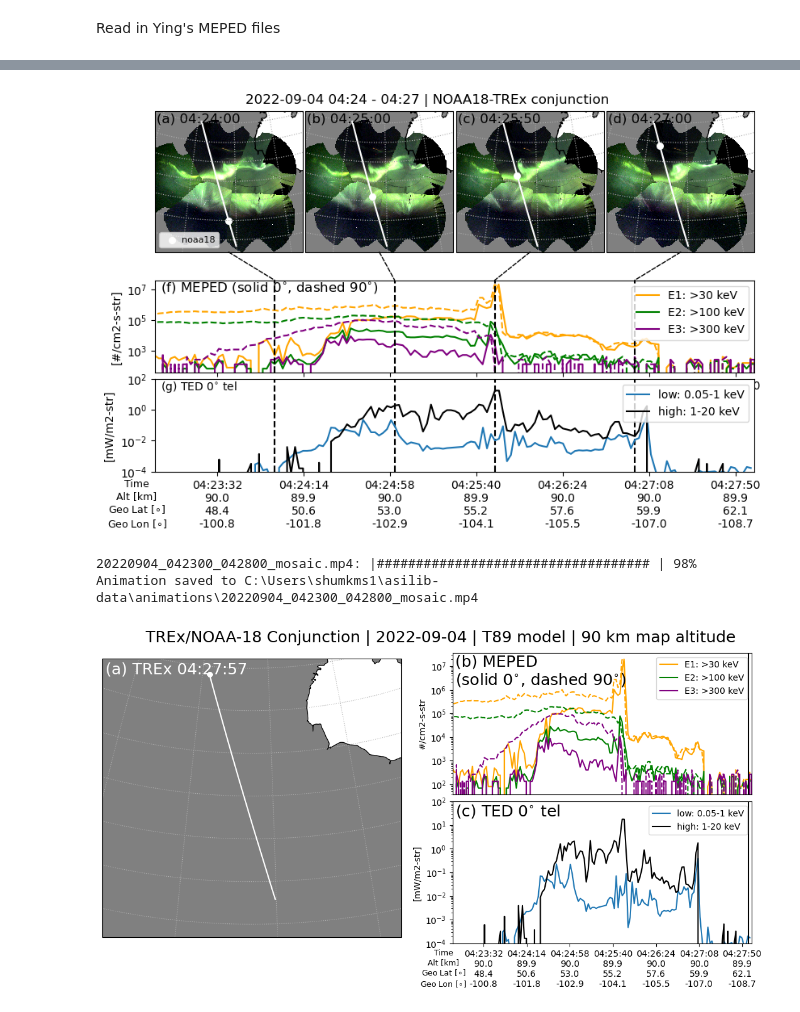
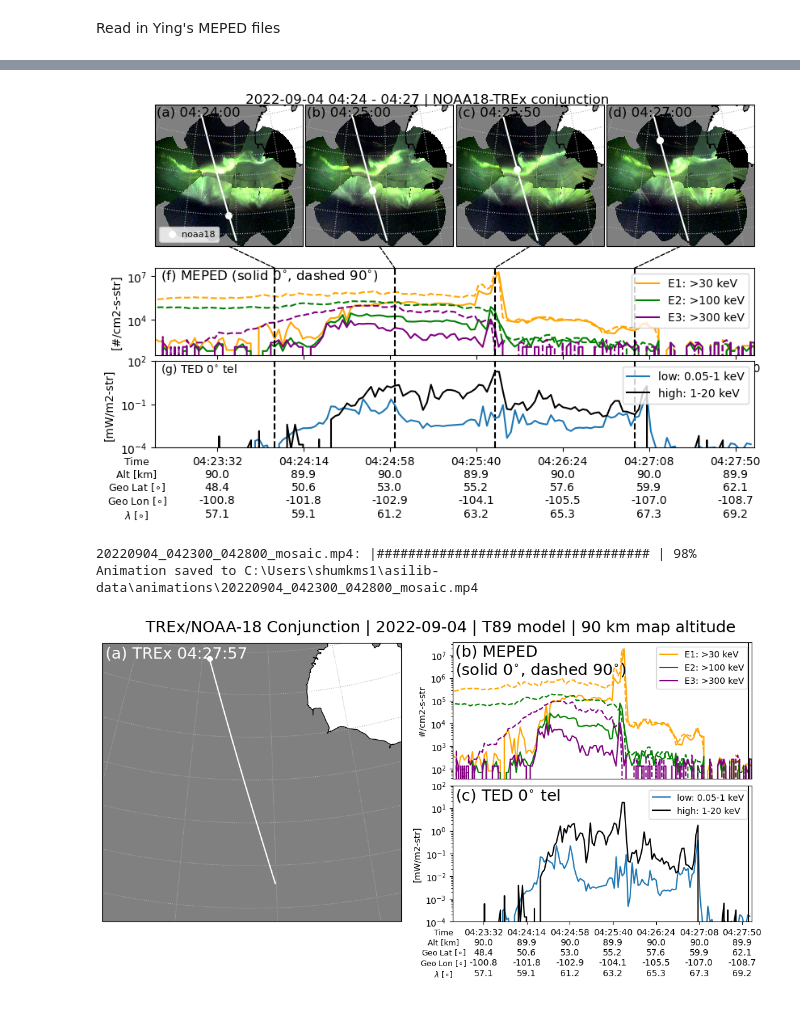
Before and after one commit to mshumko/elfinasi, a Jupyter notebook: src/20240904_substorm_study/20220904_0425_trex_poes_conjunction.ipynb, the cells around one changed output, grey strips where cells are left out. Cells and saved outputs as stored; diff of their text form; code cells hidden in the pictures.

```diff
--- a/src/20240904_substorm_study/20220904_0425_trex_poes_conjunction.ipynb
+++ b/src/20240904_substorm_study/20220904_0425_trex_poes_conjunction.ipynb
@@ -66,4 +67,23 @@ ephemeris_df = pd.DataFrame(
     }
 )
 mapped_ephemeris = map_poes(ephemeris_df, alt=alt)
+
+aacgm_lats = aacgmv2.convert_latlon_arr(
+        ephemeris_df.lat,
+        ephemeris_df.lon,
+        ephemeris_df.alt,
+        pd.to_datetime(ephemeris_df.index).to_pydatetime()[0],
+        method_code="G2A",
+    )[0]
+mapped_ephemeris['mlat'] = aacgm_lats
+
+manylabels_data = pd.DataFrame(
+    index=mapped_ephemeris.index,
+    data={
+        'Alt [km]':mapped_ephemeris.alt,
+        f'Geo Lat [$\\circ$]':mapped_ephemeris.lat,
+        f'Geo Lon [$\\circ$]':mapped_ephemeris.lon,
+        f'$\\lambda$ [$\\circ$]':mapped_ephemeris.mlat.astype(np.float32),
+        }
+).round(2)
 # %%
@@ -142,7 +178,7 @@ fig = plt.figure(figsize=(9, 6))
 # the size of the marginal Axes and the main Axes in both directions.
 # Also adjust the subplot parameters for a square plot.
 gs = fig.add_gridspec(3, len(plot_times),
-                      right=0.95, bottom=0.20, top=0.99,
+                      right=0.95, bottom=0.25, top=0.99,
                       wspace=0.02, hspace=0.05,
                       height_ratios=(2, 1, 1))
 
@@ -210,48 +246,40 @@ for ax_i, image_time_numeric in zip(ax, matplotlib.dates.date2num(plot_times)):
         xyA=(0.5, 0), coordsA=ax_i.transAxes,
         xyB=(image_time_numeric, bx.get_ylim()[1]), coordsB=bx.transData,
         ls='--')
     ax_i.add_artist(line)
 
     bx.axvline(image_time_numeric, c='k', ls='--')
     cx.axvline(image_time_numeric, c='k', ls='--')
 _text = bx.text(
     0.01,
     0.99,
     (f'({string.ascii_lowercase[len(ax)+1]}) MEPED (solid $0^{{\\circ}}$, dashed $90^{{\\circ}}$)'),
     va='top',
     transform=bx.transAxes,
     fontsize=12
     )
 
 cx.plot(ted_low_0tel.time, ted_low_0tel.values, label='low: 0.05-1 keV')
 cx.plot(ted_high_0tel.time, ted_high_0tel.values, c='k', label='high: 1-20 keV')
 cx.text(0.01, 0.99, f'({string.ascii_lowercase[len(ax)+2]}) TED $0^{{\\circ}}$ tel', va='top', transform=cx.transAxes)
 cx.set_yscale('log')
 cx.set_ylabel(ted_high_0tel.plot_options['yaxis_opt']['axis_subtitle'])
 cx.legend(loc=1)
 cx.set_ylim(1E-4, 1E2)
 
-data = pd.DataFrame(
-    index=mapped_ephemeris.index,
-    data={
-        'Alt [km]':mapped_ephemeris.alt,
-        f'Geo Lat [$\\circ$]':mapped_ephemeris.lat,
-        f'Geo Lon [$\\circ$]':mapped_ephemeris.lon
-        }
-)
-manylabels.ManyLabels(cx, data)
+manylabels.ManyLabels(cx, manylabels_data)
 cx.xaxis.label.set_size(9)
-cx.xaxis.set_label_coords(-0.03, -0.02*(1+len(data.columns)))
+cx.xaxis.set_label_coords(-0.03, -0.02*(1+len(manylabels_data.columns)))
 cx.xaxis.set_major_locator(plt.MaxNLocator(7))
 
 plt.suptitle(f'{plot_times[0]:%Y-%m-%d %H:%M} - {plot_times[-1]:%H:%M} | {poes_probe.upper()}-TREx conjunction');
 plt.savefig(f'./plots/{plot_times[0]:%Y%m%d_%H%M}_{plot_times[-1]:%H%M}_{poes_probe.lower()}_trex_conjunction.png');
 # %% [output]
-[figure, old version]
+[figure, new version]
 # %%
 fig = plt.figure(figsize=(11, 6))
 gs = fig.add_gridspec(2, 2,
-                      left=0.01, right=0.95, bottom=0.15, top=0.92,
+                      left=0.01, right=0.95, bottom=0.18, top=0.92,
                       wspace=0.17, hspace=0.05, width_ratios=(1, 1)
                       )
 ax = asilib.map.create_map(lon_bounds=(-117, -88), lat_bounds=(43, 63), fig_ax=(fig, gs[:, 0]), land_color='grey')
@@ -295,17 +323,9 @@ cx.set_ylabel(ted_high_0tel.plot_options['yaxis_opt']['axis_subtitle'])
 cx.legend(loc=1)
 cx.set_ylim(1E-4, 1E2)
 
-data = pd.DataFrame(
-    index=mapped_ephemeris.index,
-    data={
-        'Alt [km]':mapped_ephemeris.alt,
-        f'Geo Lat [$\\circ$]':mapped_ephemeris.lat,
-        f'Geo Lon [$\\circ$]':mapped_ephemeris.lon
-        }
-)
-manylabels.ManyLabels(cx, data)
+manylabels.ManyLabels(cx, manylabels_data)
 cx.xaxis.label.set_size(9)
-cx.xaxis.set_label_coords(-0.03, -0.01*(1+len(data.columns)))
+cx.xaxis.set_label_coords(-0.03, -0.01*(1+len(manylabels_data.columns)))
 cx.xaxis.set_major_locator(plt.MaxNLocator(7))
 
 gen = asis.animate_map_gen(overwrite=True, ax=ax, min_elevation=7)
@@ -341,4 +361,4 @@ for _guide_time, _, _, _ in gen:
 # %% [output]
 20220904_042300_042800_mosaic.mp4: |################################### | 98%
 Animation saved to C:\Users\shumkms1\asilib-data\animations\20220904_042300_042800_mosaic.mp4
-[figure, old version]
+[figure, new version]
```
Also changed, not shown: parts of 6 cells of this notebook, 9 other files.
